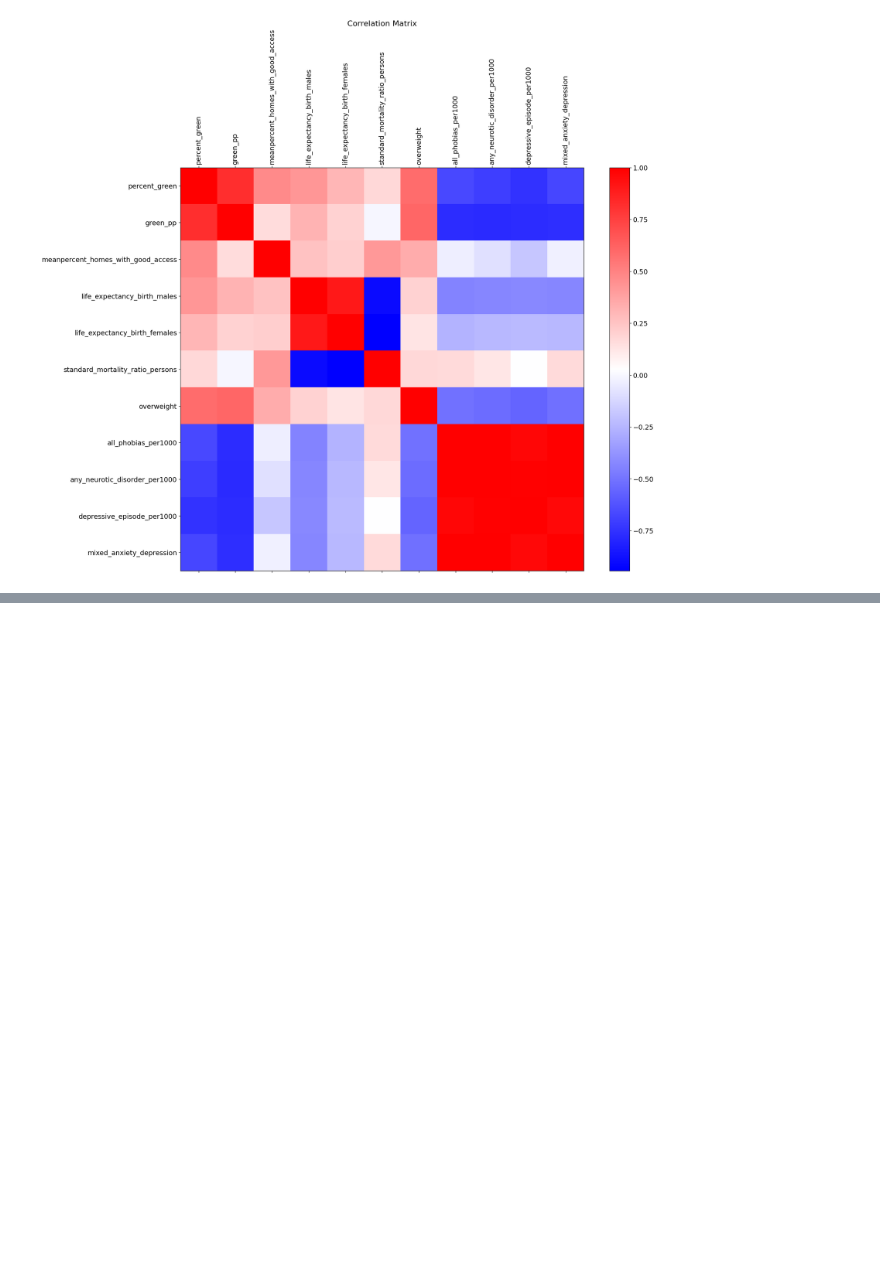
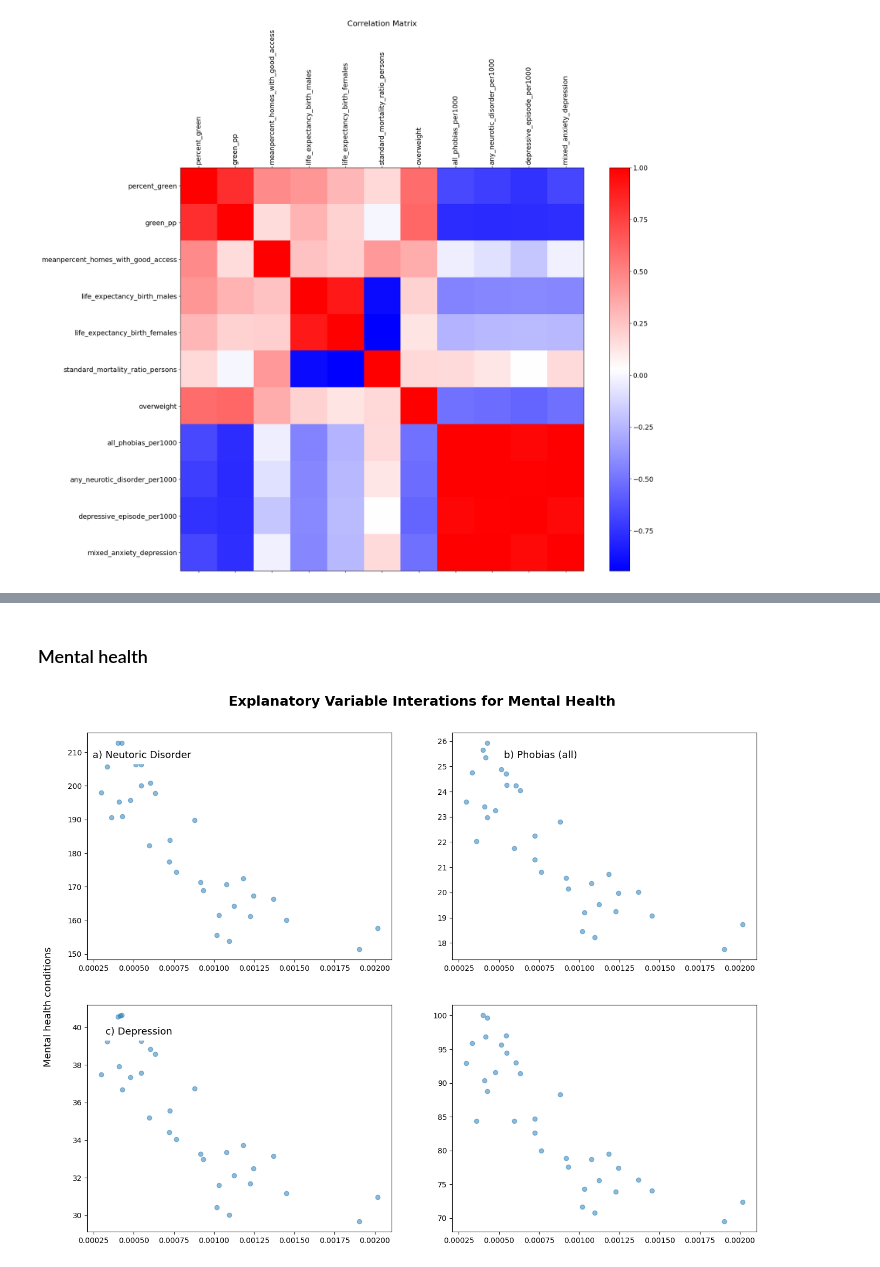
Before and after one commit to yiyansun/qm_groupwork, a Jupyter notebook: GreenPercent.ipynb, the cells around one changed output, grey strips where cells are left out. Cells and saved outputs as stored; diff of their text form; code cells hidden in the pictures; blank space fills up the shorter version.

```diff
--- a/GreenPercent.ipynb
+++ b/GreenPercent.ipynb
@@ -178,0 +171,33 @@ Text(0.5, 1.0, 'Correlation Matrix')
+# %% [markdown]
+### Mental health
+# %%
+fig, axs = plt.subplots(2, 2, figsize=(16,12))
+
+axs[0,0].scatter(x=df['access'],
+            y=df['any_neurotic_disorder_per1000'],
+            alpha = 0.5)
+axs[0,0].set_title("a) Neutoric Disorder", y=0.87, x=0.18, backgroundcolor = "white", fontsize=13)
+
+axs[0,1].scatter(x=df['access'],
+            y=df['all_phobias_per1000'],
+            alpha = 0.5)
+axs[0,1].set_title("b) Phobias (all)", y=0.87, x=0.29, backgroundcolor = "white", fontsize=13)
+
+axs[1,0].scatter(x=df['access'],
+            y=df['depressive_episode_per1000'],
+            alpha = 0.5)
+axs[1,0].set_title("c) Depression", y=0.85, x=0.17, backgroundcolor = "white", fontsize=13)
+
+axs[1,1].scatter(x=df['access'],
+            y=df['mixed_anxiety_depression'],
+            alpha = 0.5)
+axs[1, 1].set_title("d) Anxiety", y=0.85, x=0.17, backgroundcolor="white", fontsize=13)
+
+
+plt.title("Explanatory Variable Interations for Mental Health", fontweight="bold", y=2.3,x=-0.1, fontsize=18)
+plt.suptitle("Mental health conditions", rotation=90, y=0.55, x=0.08, fontsize=13)
+
+plt.tight_layout
+plt.show()
+# %% [output]
+[figure, added]
```
Also changed, not shown: parts of 7 cells of this notebook, 2 other files.
